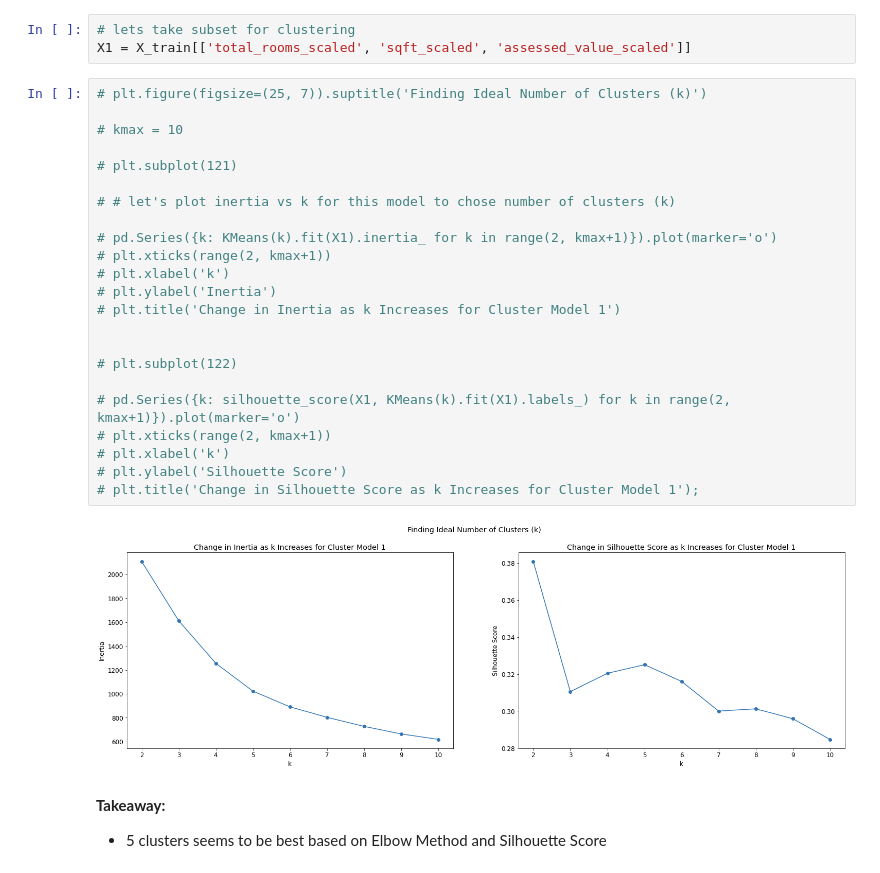
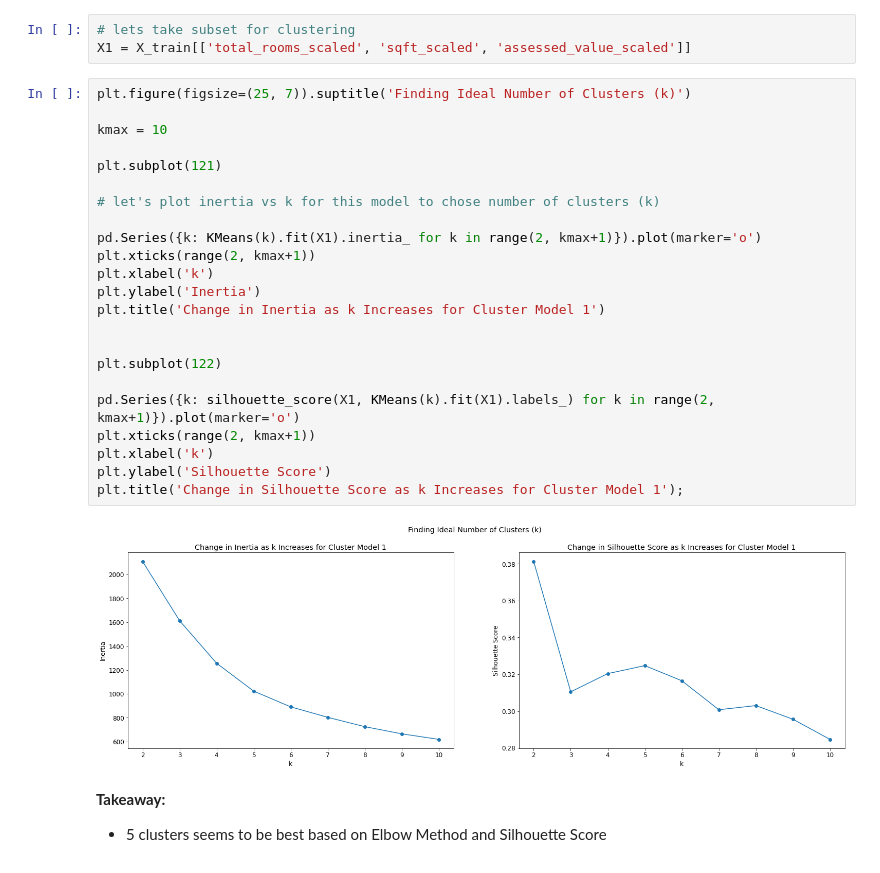
Before and after one commit to adam-talbot/clustering-project, a Jupyter notebook: final_notebook.ipynb, the cells around one changed output. Saved outputs shown, nothing was run; the diff lists cells and outputs as text.

```diff
--- a/final_notebook.ipynb
+++ b/final_notebook.ipynb
@@ -575,30 +575,30 @@ dtype: int64
 # lets take subset for clustering
 X1 = X_train[['total_rooms_scaled', 'sqft_scaled', 'assessed_value_scaled']]
 # %%
-# plt.figure(figsize=(25, 7)).suptitle('Finding Ideal Number of Clusters (k)')
+plt.figure(figsize=(25, 7)).suptitle('Finding Ideal Number of Clusters (k)')
 
-# kmax = 10
+kmax = 10
 
-# plt.subplot(121)
+plt.subplot(121)
 
-# # let's plot inertia vs k for this model to chose number of clusters (k)
+# let's plot inertia vs k for this model to chose number of clusters (k)
 
-# pd.Series({k: KMeans(k).fit(X1).inertia_ for k in range(2, kmax+1)}).plot(marker='o')
-# plt.xticks(range(2, kmax+1))
-# plt.xlabel('k')
-# plt.ylabel('Inertia')
-# plt.title('Change in Inertia as k Increases for Cluster Model 1')
+pd.Series({k: KMeans(k).fit(X1).inertia_ for k in range(2, kmax+1)}).plot(marker='o')
+plt.xticks(range(2, kmax+1))
+plt.xlabel('k')
+plt.ylabel('Inertia')
+plt.title('Change in Inertia as k Increases for Cluster Model 1')
 
 
-# plt.subplot(122)
+plt.subplot(122)
 
-# pd.Series({k: silhouette_score(X1, KMeans(k).fit(X1).labels_) for k in range(2, kmax+1)}).plot(marker='o')
-# plt.xticks(range(2, kmax+1))
-# plt.xlabel('k')
-# plt.ylabel('Silhouette Score')
-# plt.title('Change in Silhouette Score as k Increases for Cluster Model 1');
+pd.Series({k: silhouette_score(X1, KMeans(k).fit(X1).labels_) for k in range(2, kmax+1)}).plot(marker='o')
+plt.xticks(range(2, kmax+1))
+plt.xlabel('k')
+plt.ylabel('Silhouette Score')
+plt.title('Change in Silhouette Score as k Increases for Cluster Model 1');
+# %% [output]
+[figure, added]
-# %% [markdown]
-![image.png](attachment:92c82255-b268-4a87-a302-5cf85b96f14b.png)
 # %% [markdown]
 **Takeaway:**
 - 5 clusters seems to be best based on Elbow Method and Silhouette Score
```
Also changed, not shown: parts of 8 cells of this notebook, 1 other file.
